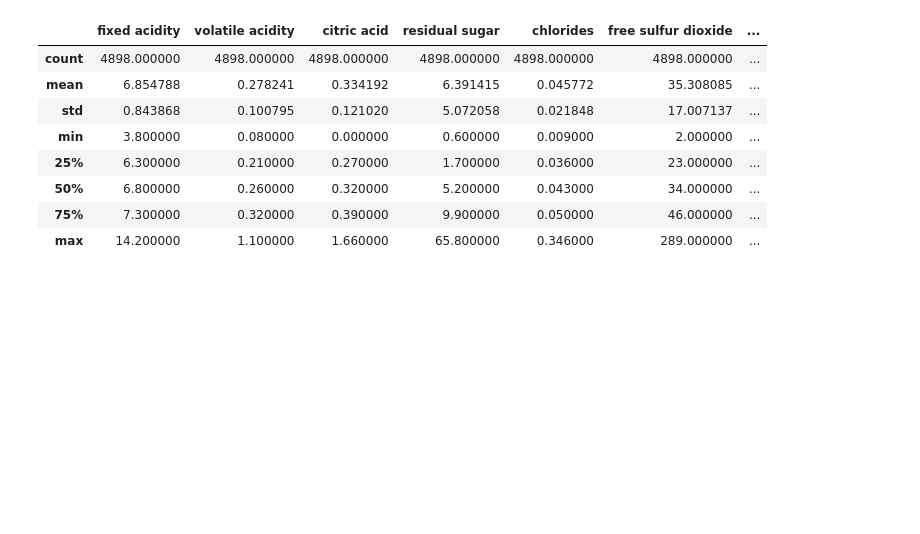
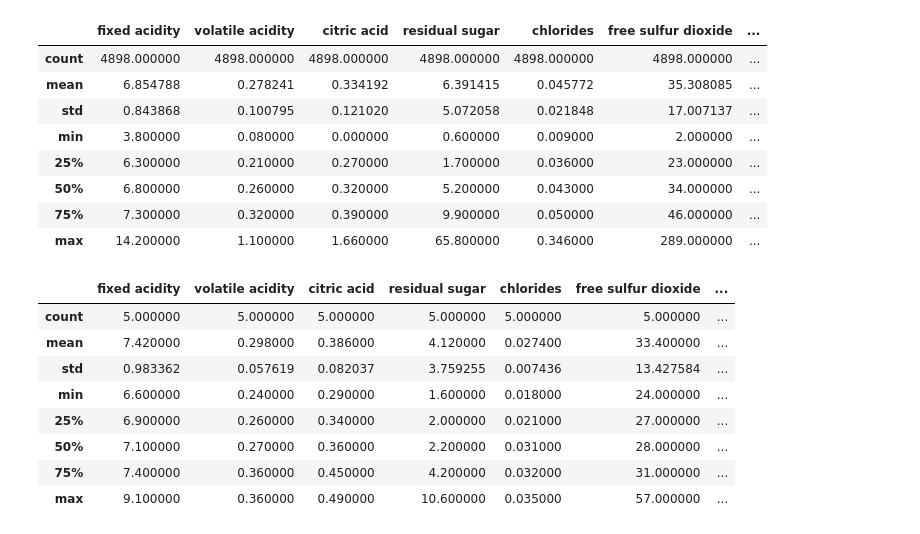
Before and after one commit to cfalguiere/demo-mlflow, a Jupyter notebook: demo-wine/explore-data.ipynb, the cells around one changed output. Saved outputs shown, nothing was run; the diff lists cells and outputs as text; code cells hidden in the pictures; blank space fills up the shorter version.

```diff
--- a/demo-wine/explore-data.ipynb
+++ b/demo-wine/explore-data.ipynb
@@ -70,3 +74,15 @@ df.describe()
 | 50% | 6.800000 | 0.260000 | 0.320000 | 5.200000 | 0.043000 | 34.000000 | ... |
 | 75% | 7.300000 | 0.320000 | 0.390000 | 9.900000 | 0.050000 | 46.000000 | ... |
 | max | 14.200000 | 1.100000 | 1.660000 | 65.800000 | 0.346000 | 289.000000 | ... |
+# %%
+df_best.describe()
+# %% [output]
+|  | fixed acidity | volatile acidity | citric acid | residual sugar | chlorides | free sulfur dioxide | ... |
+| count | 5.000000 | 5.000000 | 5.000000 | 5.000000 | 5.000000 | 5.000000 | ... |
+| mean | 7.420000 | 0.298000 | 0.386000 | 4.120000 | 0.027400 | 33.400000 | ... |
+| std | 0.983362 | 0.057619 | 0.082037 | 3.759255 | 0.007436 | 13.427584 | ... |
+| min | 6.600000 | 0.240000 | 0.290000 | 1.600000 | 0.018000 | 24.000000 | ... |
+| 25% | 6.900000 | 0.260000 | 0.340000 | 2.000000 | 0.021000 | 27.000000 | ... |
+| 50% | 7.100000 | 0.270000 | 0.360000 | 2.200000 | 0.031000 | 28.000000 | ... |
+| 75% | 7.400000 | 0.360000 | 0.450000 | 4.200000 | 0.032000 | 31.000000 | ... |
+| max | 9.100000 | 0.360000 | 0.490000 | 10.600000 | 0.035000 | 57.000000 | ... |
```
Also changed, not shown: parts of 5 cells of this notebook, 8 other files.
